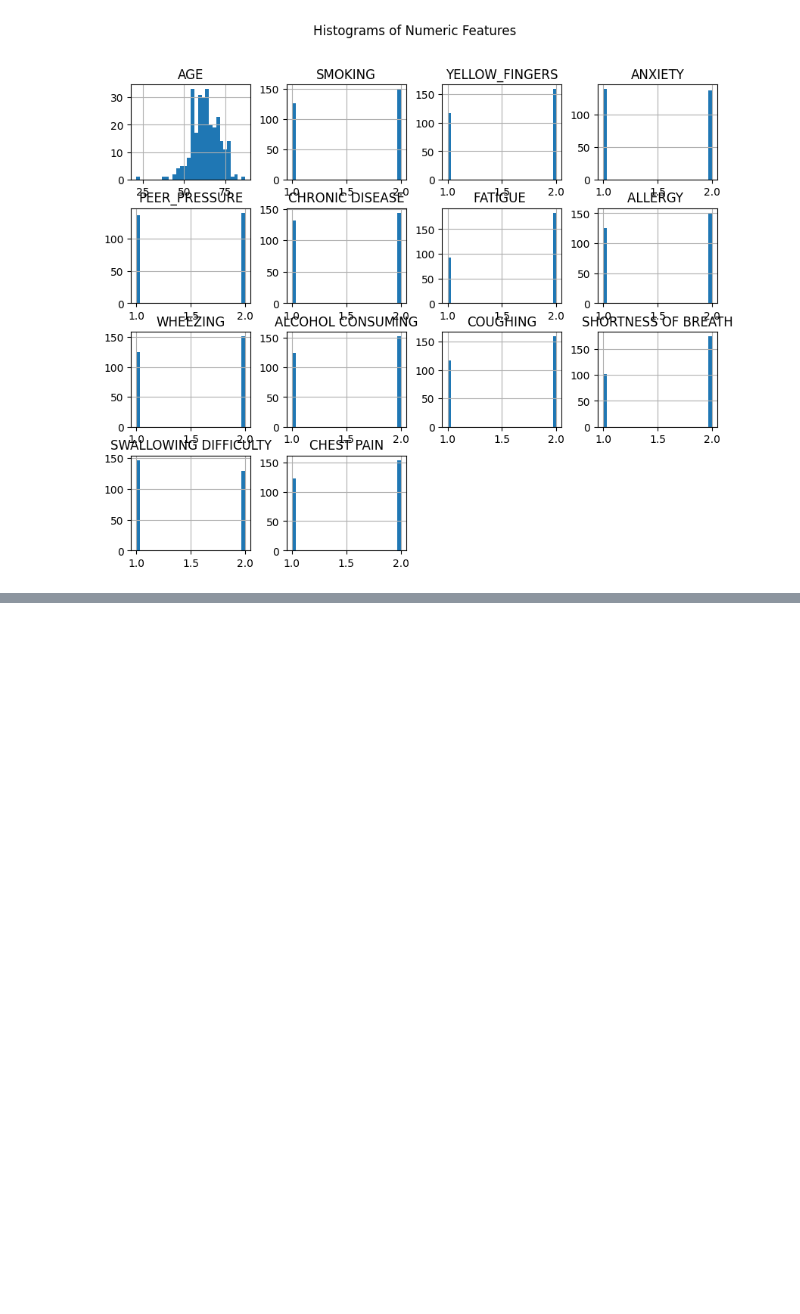
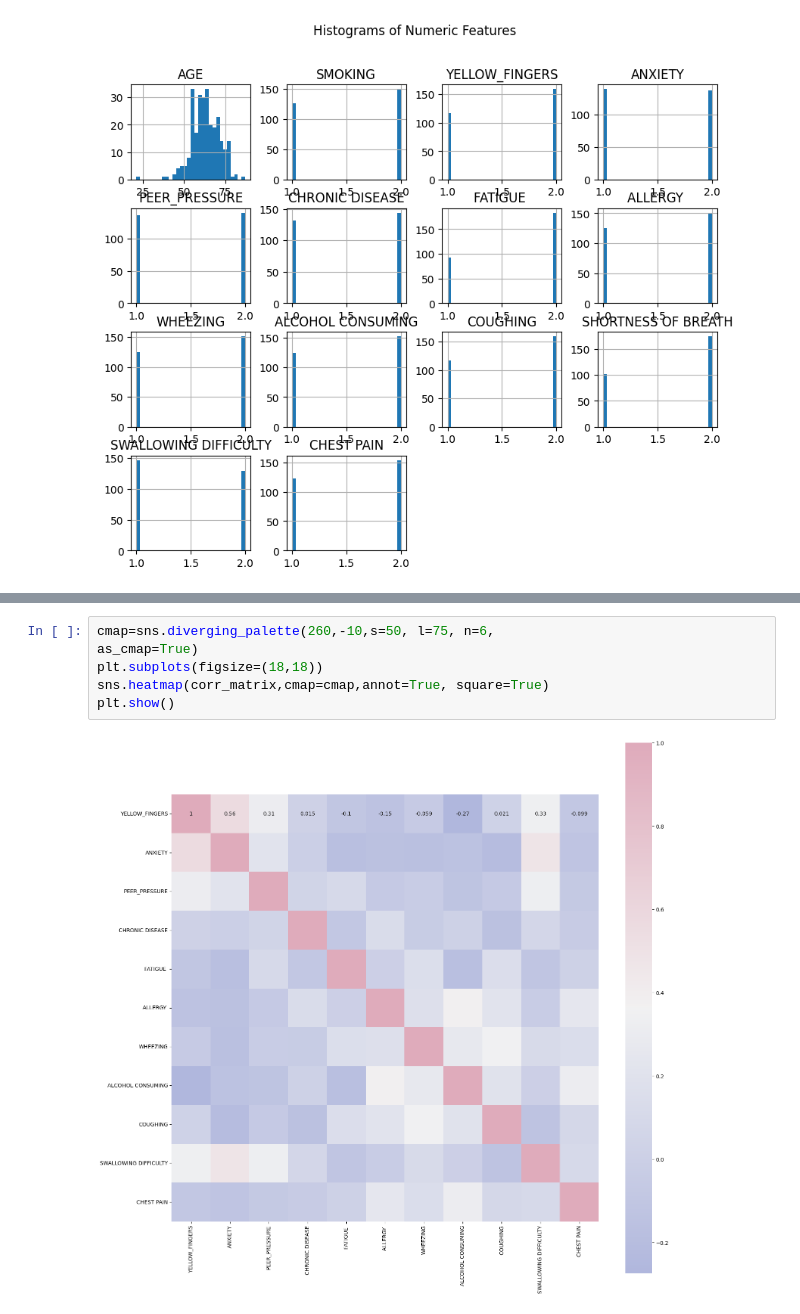
Before and after one commit to the-madhankumar/LungCancer, a Jupyter notebook: Code/main.ipynb, the cells around one changed output, grey strips where cells are left out. Saved outputs shown, nothing was run; the diff lists cells and outputs as text; blank space fills up the shorter version.

```diff
--- a/Code/main.ipynb
+++ b/Code/main.ipynb
@@ -148,0 +161,8 @@ plt.show()
+# %%
+cmap=sns.diverging_palette(260,-10,s=50, l=75, n=6,
+as_cmap=True)
+plt.subplots(figsize=(18,18))
+sns.heatmap(corr_matrix,cmap=cmap,annot=True, square=True)
+plt.show()
+# %% [output]
+[figure, added]
```
Also changed, not shown: parts of 8 cells of this notebook.
